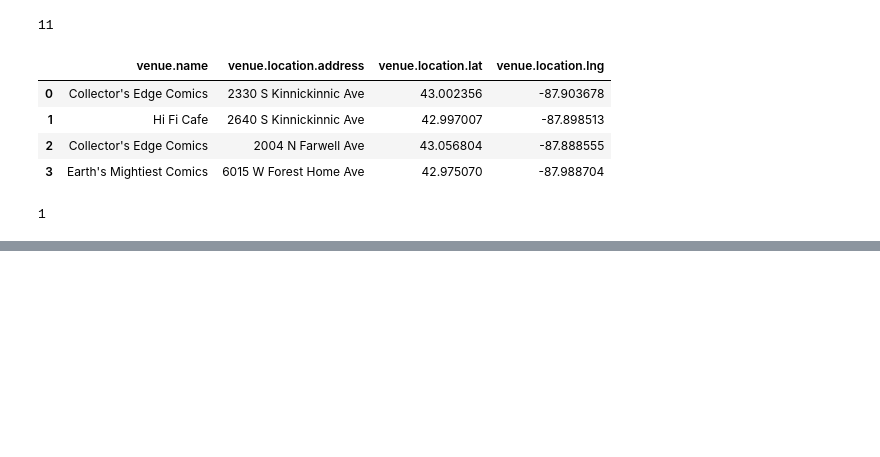
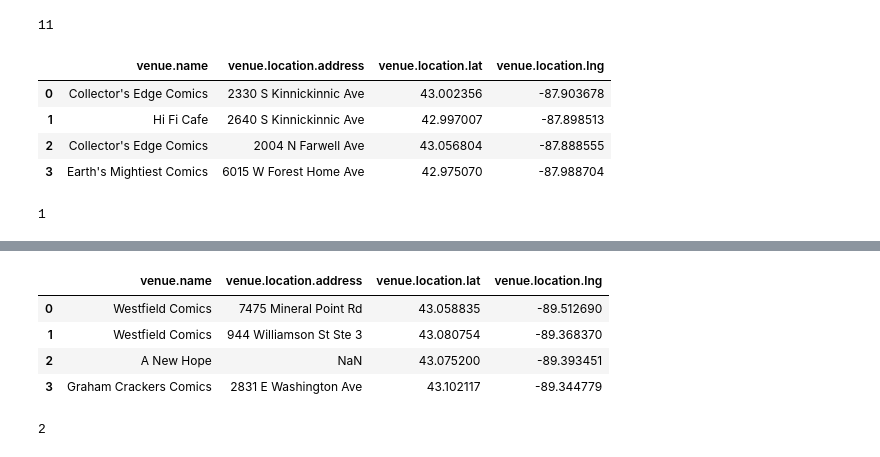
Before and after one commit to scummchild/coursera-capstone-project, a Jupyter notebook: Comic_Book_City_Comparison.ipynb, the cells around one changed output, grey strips where cells are left out. Cells and saved outputs as stored; diff of their text form; code cells hidden in the pictures; blank space fills up the shorter version.

```diff
--- a/Comic_Book_City_Comparison.ipynb
+++ b/Comic_Book_City_Comparison.ipynb
@@ -141,0 +194,15 @@ milwaukeeTens
+# %%
+madison = City('Madison', 'WI')
+madisonComics = CityComicStores(madison)
+madisonComics.stores.head(20)
+# %% [output]
+|  | venue.name | venue.location.address | venue.location.lat | venue.location.lng |
+| 0 | Westfield Comics | 7475 Mineral Point Rd | 43.058835 | -89.512690 |
+| 1 | Westfield Comics | 944 Williamson St Ste 3 | 43.080754 | -89.368370 |
+| 2 | A New Hope | NaN | 43.075200 | -89.393451 |
+| 3 | Graham Crackers Comics | 2831 E Washington Ave | 43.102117 | -89.344779 |
+# %%
+madisonTens = madisonComics.countTens()
+madisonTens
+# %% [output]
+2
```
Also changed, not shown: parts of 18 cells of this notebook.
